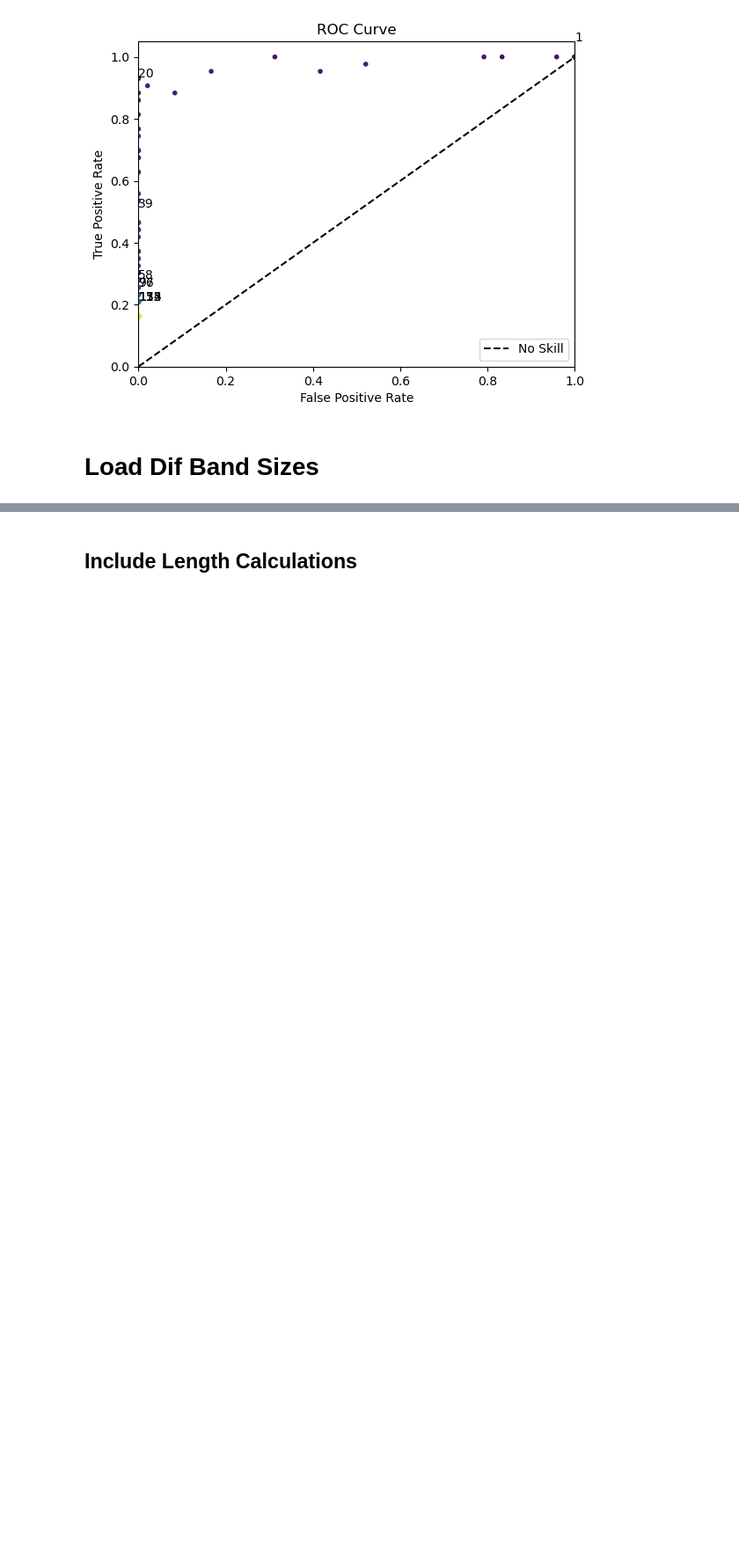
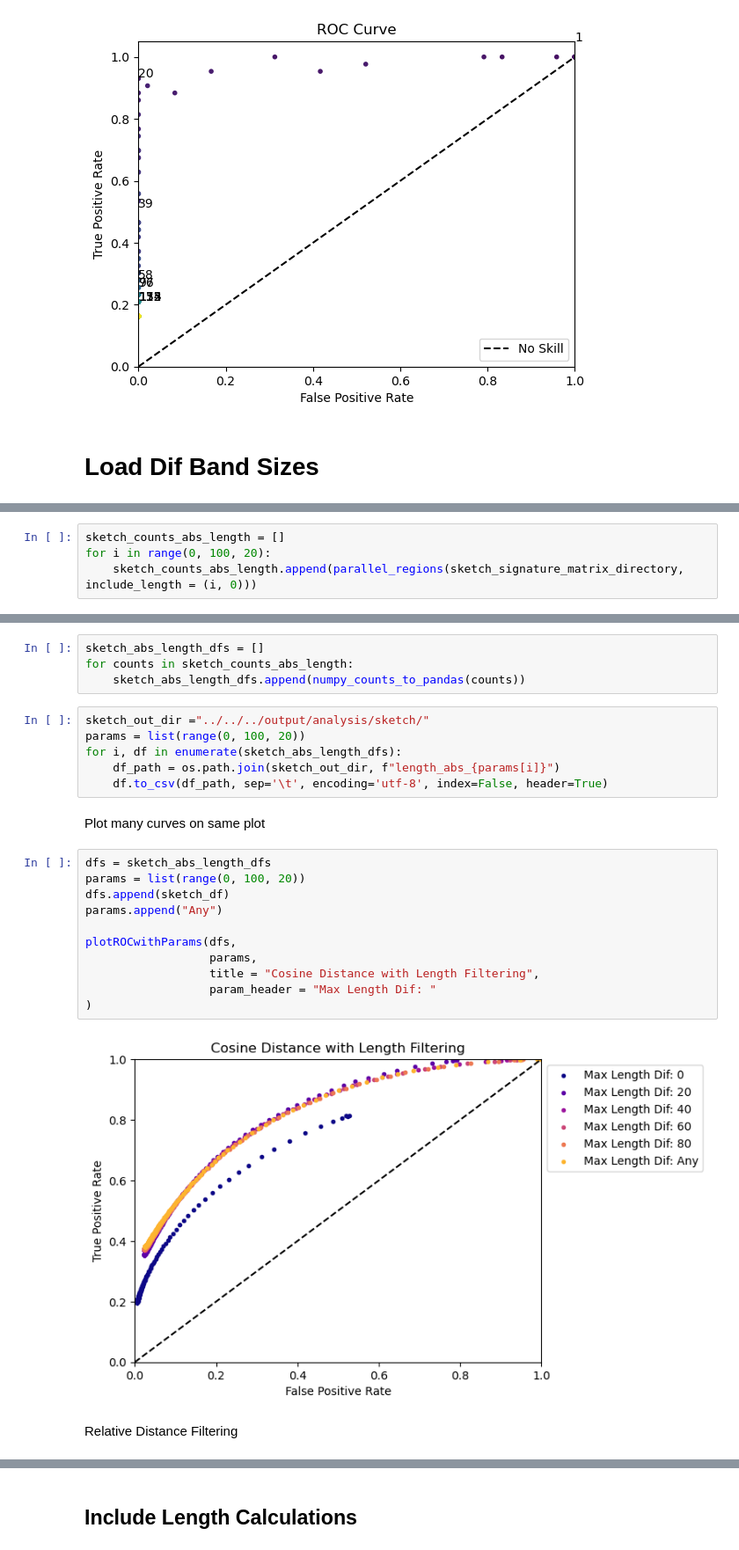
Before and after one commit to WillardFord/sv_merge, a Jupyter notebook: scripts/readFiltering/analysis/testBinning.ipynb, the cells around one changed output, grey strips where cells are left out. Shown at 88% size. Saved outputs shown, nothing was run; the diff lists cells and outputs as text; blank space fills up the shorter version.

```diff
--- a/scripts/readFiltering/analysis/testBinning.ipynb
+++ b/scripts/readFiltering/analysis/testBinning.ipynb
@@ -675,0 +885,4 @@ def parallel_regions(signature_matrix_directory, band_sizes = range(1, 500), inc
+# %%
+sketch_counts_abs_length = []
+for i in range(0, 100, 20):
+    sketch_counts_abs_length.append(parallel_regions(sketch_signature_matrix_directory, include_length = (i, 0)))
@@ -675,0 +900,27 @@ def parallel_regions(signature_matrix_directory, band_sizes = range(1, 500), inc
+# %%
+sketch_abs_length_dfs = []
+for counts in sketch_counts_abs_length:
+    sketch_abs_length_dfs.append(numpy_counts_to_pandas(counts))
+# %%
+sketch_out_dir ="../../../output/analysis/sketch/"
+params = list(range(0, 100, 20))
+for i, df in enumerate(sketch_abs_length_dfs):
+    df_path = os.path.join(sketch_out_dir, f"length_abs_{params[i]}")
+    df.to_csv(df_path, sep='\t', encoding='utf-8', index=False, header=True)
+# %% [markdown]
+Plot many curves on same plot
+# %%
+dfs = sketch_abs_length_dfs
+params = list(range(0, 100, 20))
+dfs.append(sketch_df)
+params.append("Any")
+
+plotROCwithParams(dfs,
+                  params,
+                  title = "Cosine Distance with Length Filtering",
+                  param_header = "Max Length Dif: "
+)
+# %% [output]
+[figure, added]
+# %% [markdown]
+Relative Distance Filtering
```
Also changed, not shown: parts of 64 cells of this notebook, 4 other files.
